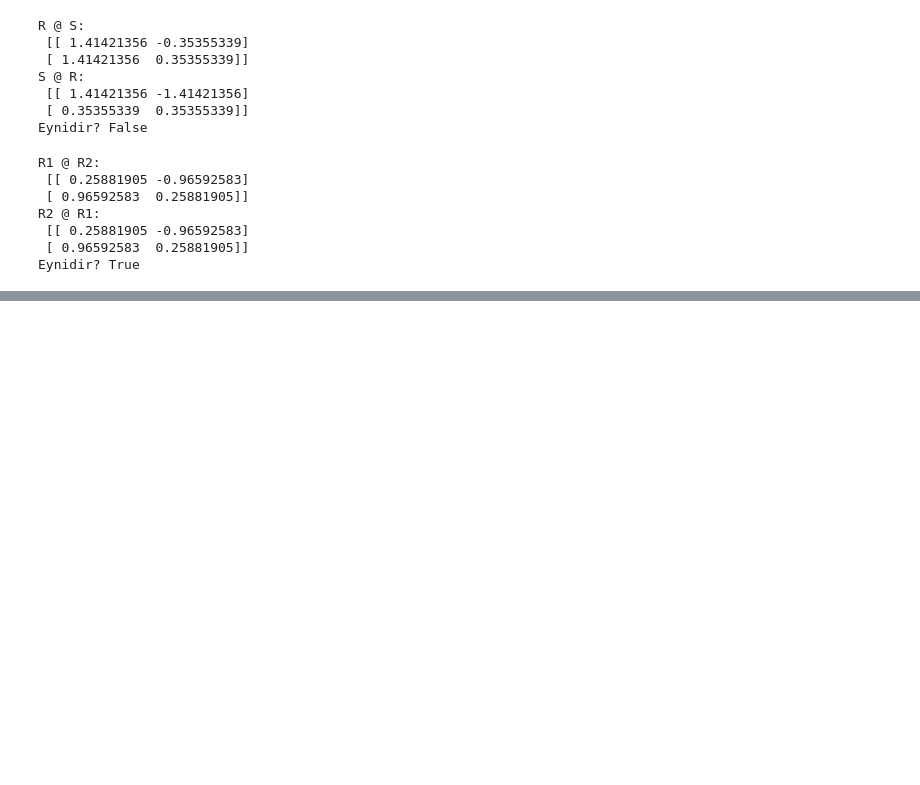
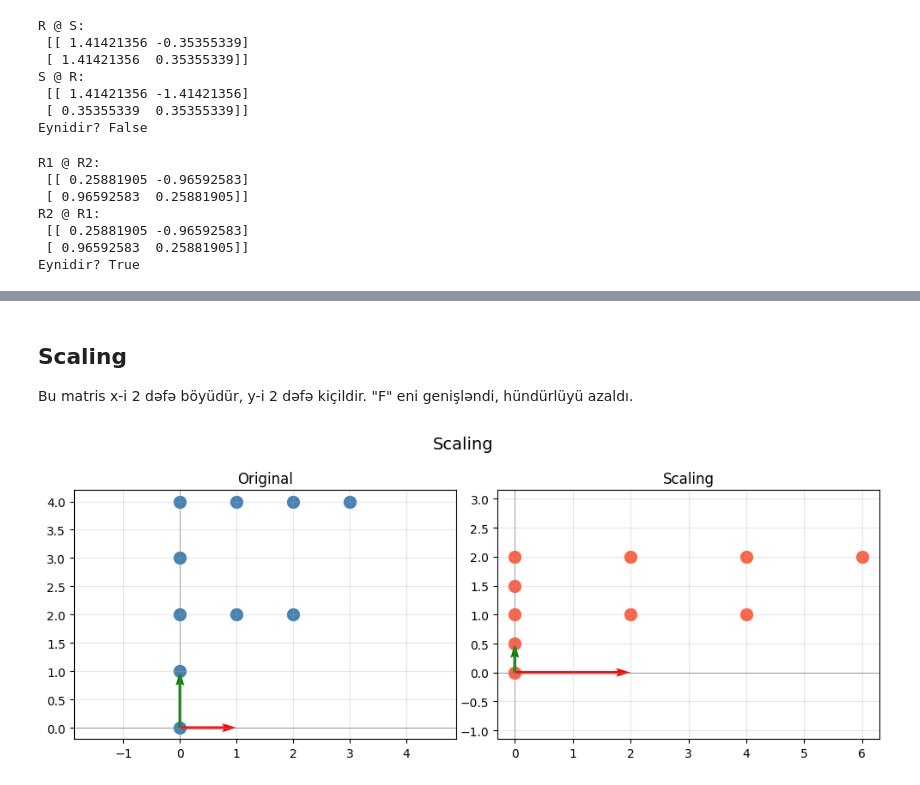
Before and after one commit to adilmaharlam/linear-algebra-journey, a Jupyter notebook: week02_transformations.ipynb, the cells around one changed output, grey strips where cells are left out. Drawn from its saved outputs; the diff is of its cells as text; code cells hidden in the pictures; blank space fills up the shorter version.

```diff
--- a/week02_transformations.ipynb
+++ b/week02_transformations.ipynb
@@ -158,0 +213,8 @@ Eynidir? True
+# %% [markdown]
+## Scaling
+Bu matris x-i 2 dəfə böyüdür, y-i 2 dəfə kiçildir.
+"F" eni genişləndi, hündürlüyü azaldı.
+# %%
+plot_before_after(points, A_scaling @ points, "Scaling", A_scaling)
+# %% [output]
+[figure, added]
```
Also changed, not shown: parts of 10 cells of this notebook.
